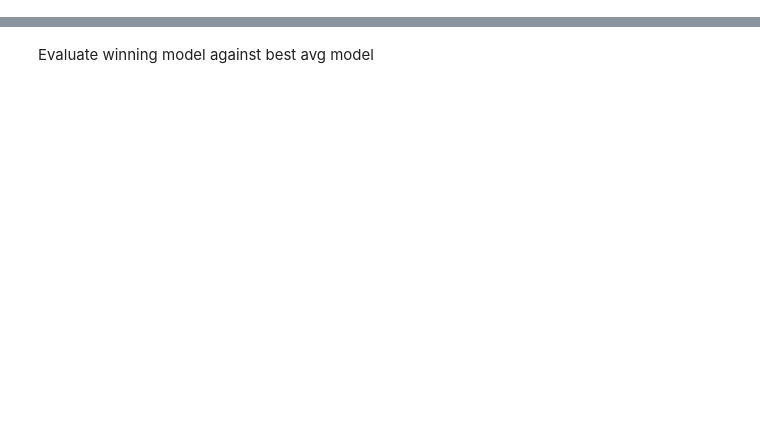
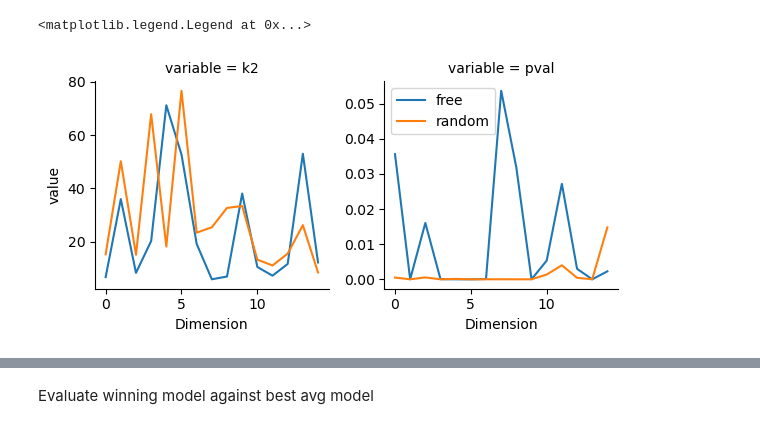
Before and after one commit to MirkoTh/semantic-representations-ID, a Jupyter notebook: analyze-results-joint-embedding-decision.ipynb, the cells around one changed output, grey strips where cells are left out. Cells and saved outputs as stored; diff of their text form; code cells hidden in the pictures; blank space fills up the shorter version.

```diff
--- a/analyze-results-joint-embedding-decision.ipynb
+++ b/analyze-results-joint-embedding-decision.ipynb
@@ -136,0 +120,13 @@ l_df_train_eval_id = [
+# %%
+# by-participant embedding models (no by-participant decision models)
+lmbda_hierarchical = [0.0]
+modelversion = "avg-ID-jointly-embeddings"
+l_sparse = ["both"]
+l_all_models_id_3 = extract_results_id(
+    lmbda, lmbda_hierarchical, rnd_seed, modelversion, l_n, l_sparse,
+    l_subjecttype, l_splithalf, modeltype="free_weights",
+    l_temperature=l_temperature
+)
+# %%
+l_models_decision = l_all_models_id_1
+l_models_embedding_only = l_all_models_id_2 + l_all_models_id_3
@@ -235,0 +355,26 @@ plt.show()
+# %%
+df_dim_weights_random = pd.DataFrame(
+    l_models_embedding_only[2]["model_state_dict"]["individual_slopes.weight"].detach().numpy()
+)
+df_dim_weights_free = pd.DataFrame(
+    l_models_embedding_only[8]["model_state_dict"]["individual_slopes.weight"].detach().numpy()
+)
+df_dim_weights_random["id"] = df_dim_weights_random.index
+df_dim_weights_random_long = df_dim_weights_random.melt(id_vars="id", var_name="Dimension")
+df_dim_weights_random_long["modeltype"] = "random"
+df_dim_weights_free["id"] = df_dim_weights_free.index
+df_dim_weights_free_long = df_dim_weights_free.melt(id_vars="id", var_name="Dimension")
+df_dim_weights_free_long["modeltype"] = "free"
+
+df_dim_weights_long_both = pd.concat([df_dim_weights_free_long, df_dim_weights_random_long], axis=0)
+# %%
+# Define a function that returns two values
+def summary(group):
+    k2, pval = normaltest(group["value"])
+    return pd.Series({
+        'k2': k2,
+        'pval': pval
+    })
+
+df_result = df_dim_weights_long_both.groupby(["Dimension", "modeltype"]).apply(summary).reset_index()
+df_result_long = pd.melt(df_result, id_vars=["Dimension", "modeltype"])
@@ -235,0 +390,7 @@ plt.show()
+# %%
+g = sns.FacetGrid(df_result_long, col="variable", sharey=False)
+g.map_dataframe(sns.lineplot, x = "Dimension", y = "value", hue="modeltype")
+plt.legend()
+# %% [output]
+<matplotlib.legend.Legend at 0x...>
+[figure, added]
```
Also changed, not shown: parts of 96 cells of this notebook.
